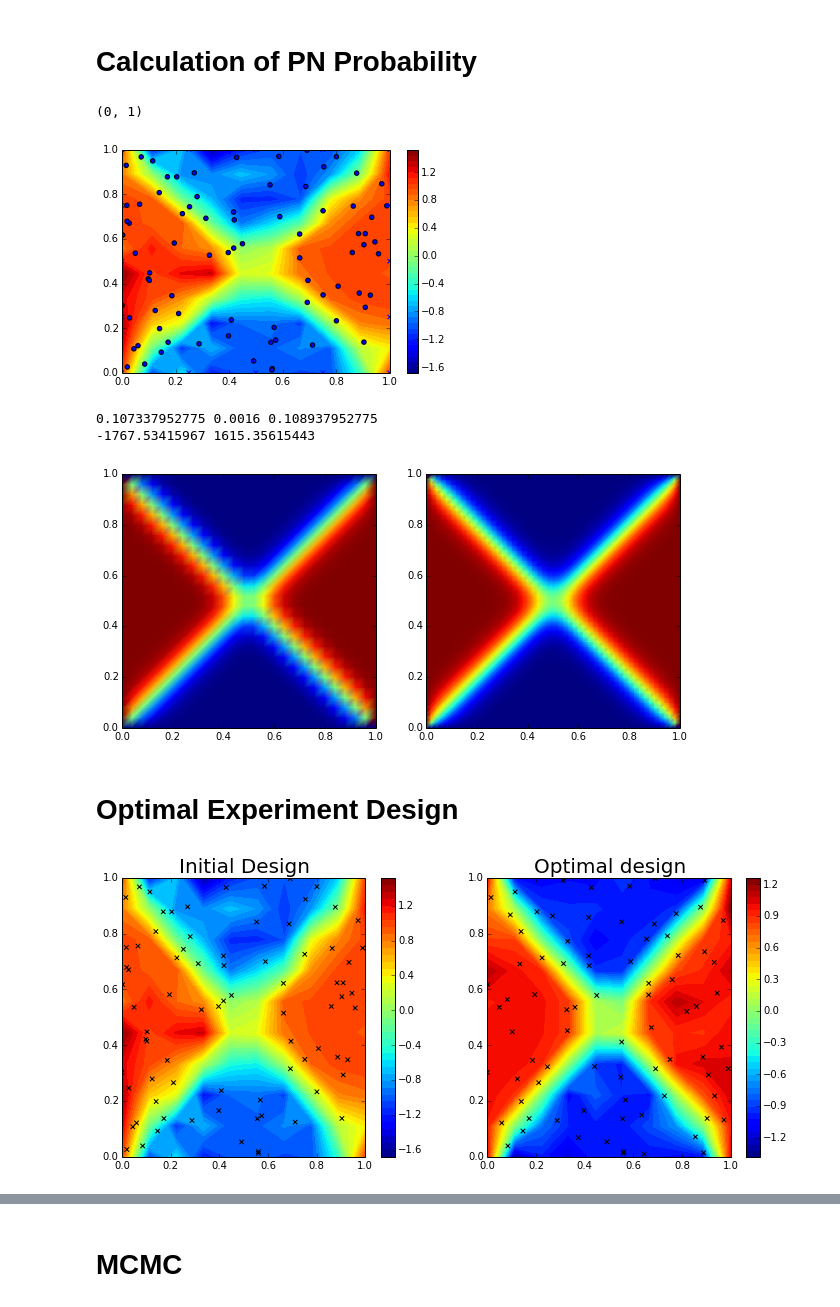
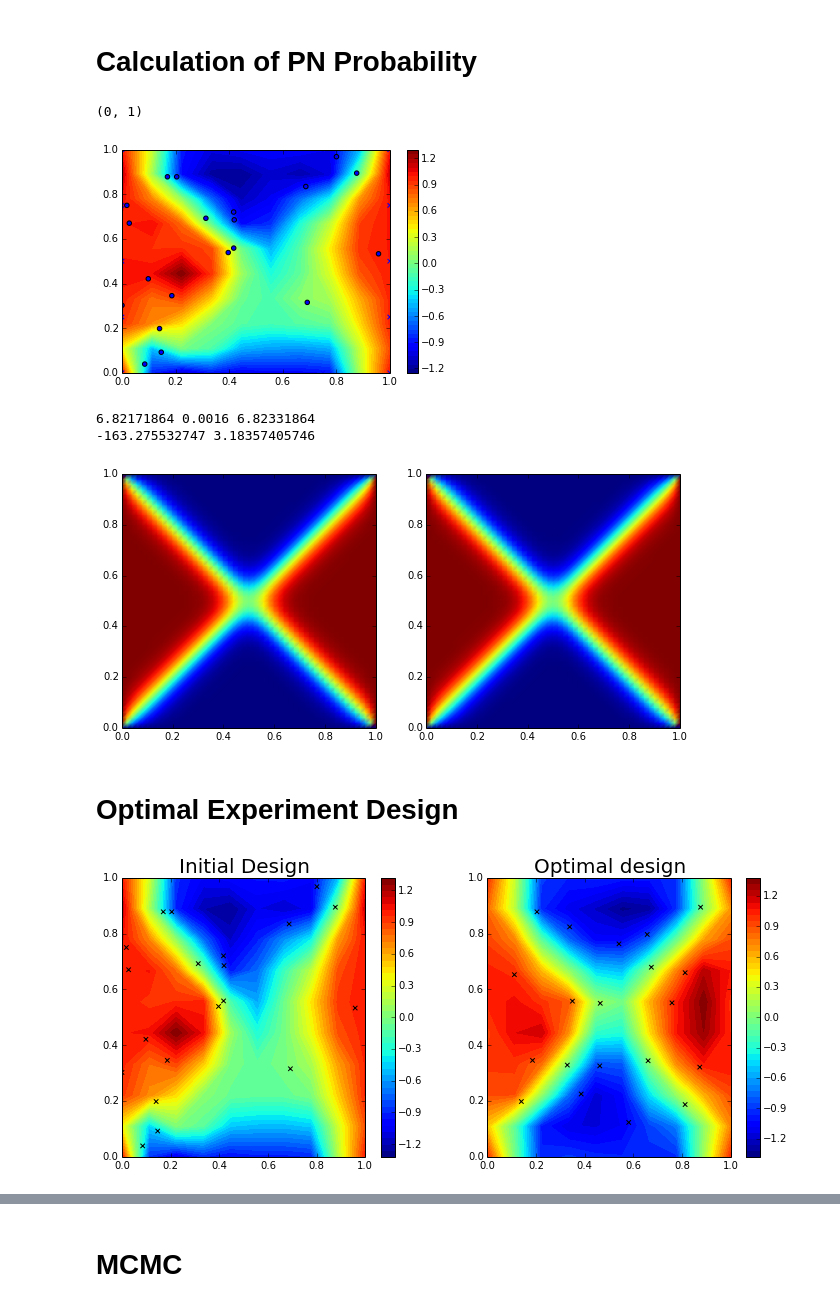
Before and after one commit to jcockayne/bayesian_pdes, a Jupyter notebook: notebooks/Allen-Cahn.ipynb, the cells around one changed output, grey strips where cells are left out. Cells and saved outputs as stored; diff of their text form; code cells hidden in the pictures.

```diff
--- a/notebooks/Allen-Cahn.ipynb
+++ b/notebooks/Allen-Cahn.ipynb
@@ -22,7 +22,7 @@ The Cython extension is already loaded. To reload it, use:
 The mcmc extension is already loaded. To reload it, use:
   %reload_ext mcmc
 # %%
-n_pts = 80
+n_pts = 20
 n_bdy = 5
 seed = 1
 np.random.seed(seed)
@@ -285,7 +285,7 @@ def sample_forward_posterior(delta, solutions, length_scale, z_rho, n_samples, i
 
     #z_dist = scipy.stats.multivariate_normal(np.zeros(collocate_interior.shape[0]), rho)
     z_dist = scipy.stats.multivariate_normal(np.zeros(interior_design.shape[0]), z_rho**2*kern_mat)
-    #z_dist = scipy.stats.norm(0, rho)
+    #z_dist = scipy.stats.norm(0, z_rho)
     estimates = np.empty(n_samples)
 
     obs = [
@@ -300,6 +300,7 @@ def sample_forward_posterior(delta, solutions, length_scale, z_rho, n_samples, i
     mean = np.zeros((n_samples, test_pts.shape[0]))
 
     all_rvs = z_dist.rvs(n_samples)
+    probas = z_dist.logpdf(all_rvs)
     for i in xrange(n_samples):
         # equal weighting for solutions
         rv = all_rvs[i]
@@ -307,9 +308,9 @@ def sample_forward_posterior(delta, solutions, length_scale, z_rho, n_samples, i
         rhs = np.concatenate([z_star, cube_root(-delta*z_star), boundary_obs])
         mu = dot_with_rhs.dot(rhs)
         mean[i,:] = mu
-    return mean, cov
+    return mean, cov, probas
 # %%
-mean, cov = sample_forward_posterior(0.04, true_solutions, init_ls, 1e-3, 500, initial_design, true_solution_ix, test)
+mean, cov, probas = sample_forward_posterior(0.04, true_solutions, init_ls, 1e-3, 500, initial_design, true_solution_ix, test)
 plt.contourf(test_x, test_y, mean.mean(axis=0).reshape(test_x.shape), 50)
 plt.colorbar()
 plt.scatter(initial_design[:,0], initial_design[:,1])
@@ -317,6 +318,6 @@ plt.scatter(collocate_boundary[:,0], collocate_boundary[:,1], marker='x')
 plt.xlim([0,1]); plt.ylim([0,1])
 # %% [output]
 (0, 1)
-[figure, old version]
+[figure, new version]
 # %%
 def log_p_pn_estimate(true_obs, delta, solutions, length_scale, sigma, rho, n_samples, mixture, design, debug=False):
@@ -347,17 +349,17 @@ def log_p_pn_estimate(true_obs, delta, solutions, length_scale, sigma, rho, n_sa
 # %%
-match_solution_ix = 2
-cur_solutions = find_solutions(0.04, 25)
+match_solution_ix = 1
+cur_solutions = find_solutions(0.04, fem_mesh_size)
 plt.figure(figsize=(10,5))
 plt.subplot(121)
 plot(cur_solutions[match_solution_ix])
 plt.subplot(122)
 plot(true_solution)
-e = log_p_pn_estimate(true_obs, 0.04, cur_solutions, init_ls, noise_variance, 0.5, 1000, match_solution_ix, initial_design, debug=True)
+e = log_p_pn_estimate(true_obs, 0.04, cur_solutions, init_ls, noise_variance, 1e-4, 1000, match_solution_ix, initial_design, debug=True)
 print(np.mean(e), np.std(e))
 # %% [output]
-0.107337952775 0.0016 0.108937952775
--1767.53415967 1615.35615443
+6.82171864 0.0016 6.82331864
+-163.275532747 3.18357405746
-[figure, old version]
+[figure, new version]
 # %% [markdown]
 # Optimal Experiment Design
 # %%
@@ -394,21 +396,21 @@ else:
 collocate_interior = design_points
 kern_mat = np.exp(-distance.cdist(collocate_interior, collocate_interior) / (2*z_length_scale**2))
 # %%
-mean_init, cov_init = sample_forward_posterior(0.04, true_solutions, init_ls, 1e-3, 500, initial_design, true_solution_ix, test)
-mean_opt, cov_opt = sample_forward_posterior(0.04, true_solutions, init_ls, 1e-3, 500, collocate_interior, true_solution_ix, test)
+mean_init, cov_init, _ = sample_forward_posterior(0.04, true_solutions, init_ls, 0.5, 500, initial_design, true_solution_ix, test)
+mean_opt, cov_opt, _ = sample_forward_posterior(0.04, true_solutions, init_ls, 0.5, 500, collocate_interior, true_solution_ix, test)
 plt.figure(figsize=(12,5))
 plt.subplot(121)
 plt.contourf(test_x, test_y, mean_init.mean(axis=0).reshape(test_x.shape), 50)
 plt.colorbar()
 plt.title('Initial Design', fontsize=20)
 plt.xlim([0,1]); plt.ylim([0,1])
 plt.scatter(initial_design[:,0], initial_design[:,1], marker='x', c='black')
 plt.subplot(122)
 plt.contourf(test_x, test_y, mean_opt.mean(axis=0).reshape(test_x.shape), 50)
 plt.colorbar()
 plt.scatter(collocate_interior[:,0], collocate_interior[:,1], marker='x', c='black')
 plt.title('Optimal design', fontsize=20)
 plt.xlim([0,1]); plt.ylim([0,1])
 plt.savefig('figures/ac_designs_n={}.pdf'.format(n_pts), transparent=True, bbox_inches=0)
 # %% [output]
-[figure, old version]
+[figure, new version]
```
Also changed, not shown: parts of 10 cells of this notebook.
